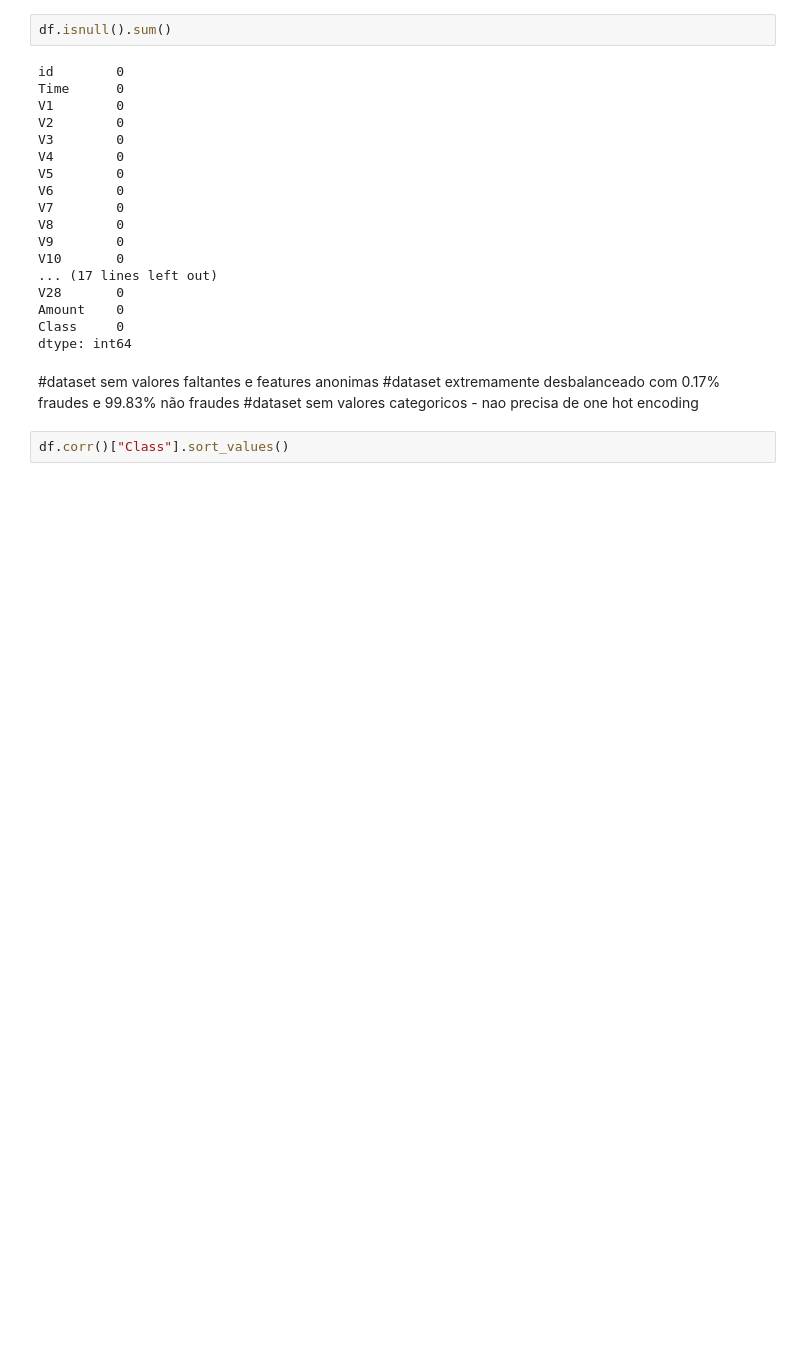
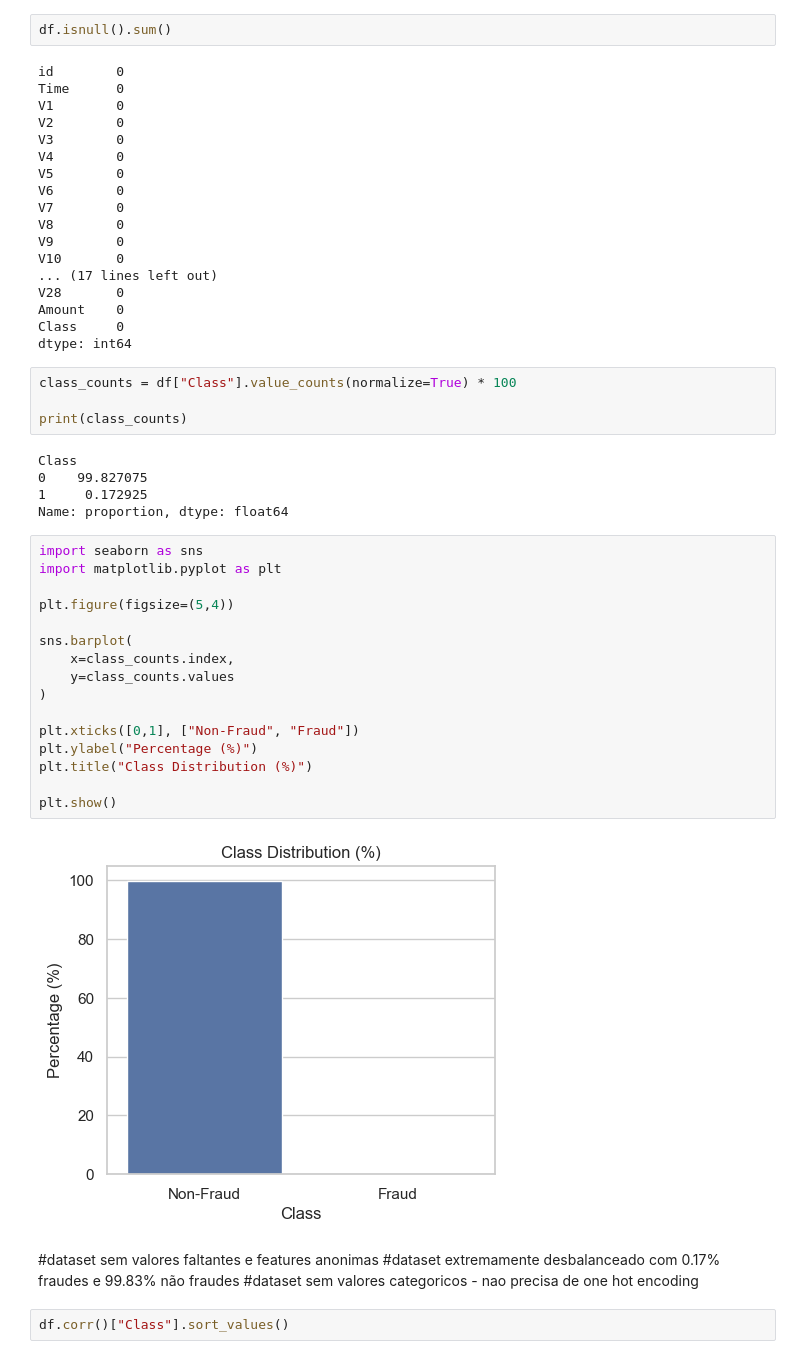
Before and after one commit to alicebarbosam/fraud-detection-kaggle, a Jupyter notebook: notebooks/eda.ipynb, the cells around one changed output. Saved outputs shown, nothing was run; the diff lists cells and outputs as text; blank space fills up the shorter version.

Commit message:
feat: Add distribution for target in eda

```diff
--- a/notebooks/eda.ipynb
+++ b/notebooks/eda.ipynb
@@ -87,6 +87,33 @@ V28       0
 Amount    0
 Class     0
 dtype: int64
+# %%
+class_counts = df["Class"].value_counts(normalize=True) * 100
+
+print(class_counts)
+# %% [output]
+Class
+0    99.827075
+1     0.172925
+Name: proportion, dtype: float64
+# %%
+import seaborn as sns
+import matplotlib.pyplot as plt
+
+plt.figure(figsize=(5,4))
+
+sns.barplot(
+    x=class_counts.index,
+    y=class_counts.values
+)
+
+plt.xticks([0,1], ["Non-Fraud", "Fraud"])
+plt.ylabel("Percentage (%)")
+plt.title("Class Distribution (%)")
+
+plt.show()
+# %% [output]
+[figure, added]
 # %% [markdown]
 #dataset sem valores faltantes e features anonimas
 #dataset extremamente desbalanceado com 0.17% fraudes e 99.83% não fraudes
```
